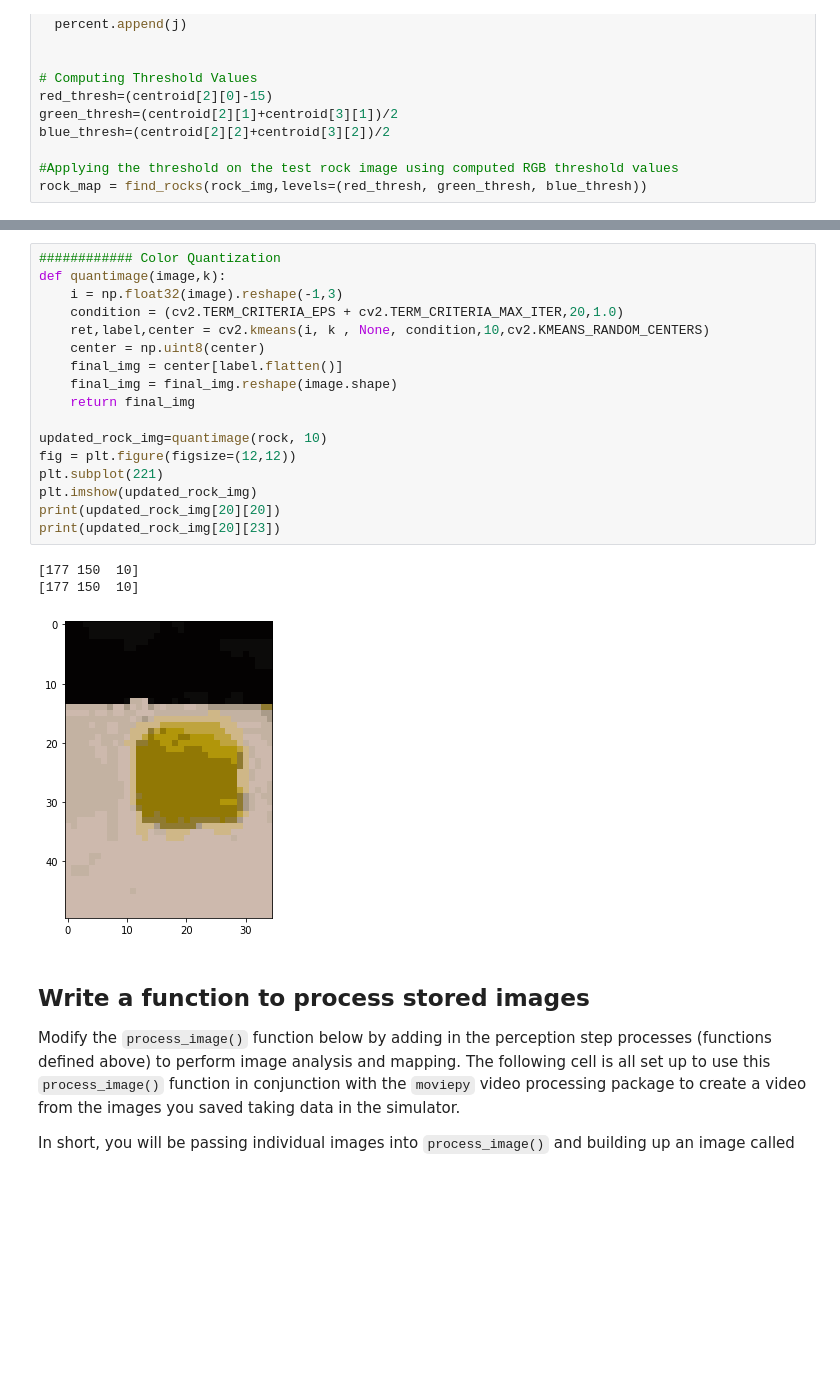
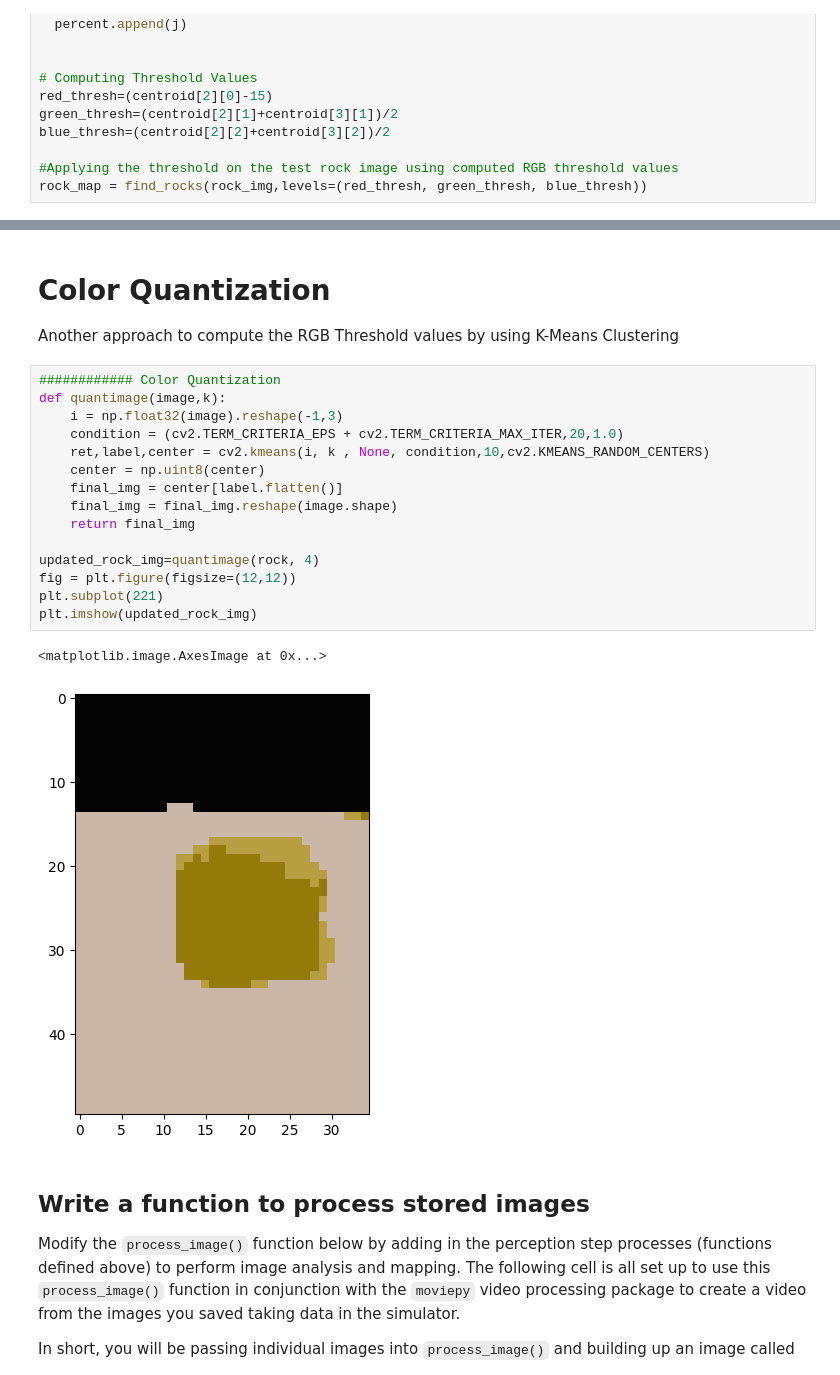
Before and after one commit to M-Abdelmegeed/Mars-Rover-Project, a Jupyter notebook: code/Rover_Project_Notebook.ipynb, the cells around one changed output, grey strips where cells are left out. Cells and saved outputs as stored; diff of their text form; blank space fills up the shorter version.

```diff
--- a/code/Rover_Project_Notebook.ipynb
+++ b/code/Rover_Project_Notebook.ipynb
@@ -314,24 +338,24 @@ rock_map = find_rocks(rock_img,levels=(red_thresh, green_thresh, blue_thresh))
+# %% [markdown]
+# Color Quantization
+Another approach to compute the RGB Threshold values by using K-Means Clustering
 # %%
 ############ Color Quantization
 def quantimage(image,k):
     i = np.float32(image).reshape(-1,3)
     condition = (cv2.TERM_CRITERIA_EPS + cv2.TERM_CRITERIA_MAX_ITER,20,1.0)
     ret,label,center = cv2.kmeans(i, k , None, condition,10,cv2.KMEANS_RANDOM_CENTERS)
     center = np.uint8(center)
     final_img = center[label.flatten()]
     final_img = final_img.reshape(image.shape)
     return final_img
 
-updated_rock_img=quantimage(rock, 10)
+updated_rock_img=quantimage(rock, 4)
 fig = plt.figure(figsize=(12,12))
 plt.subplot(221)
 plt.imshow(updated_rock_img)
-print(updated_rock_img[20][20])
-print(updated_rock_img[20][23])
 # %% [output]
-[177 150  10]
-[177 150  10]
+<matplotlib.image.AxesImage at 0x...>
-[figure, old version]
+[figure, new version]
 # %% [markdown]
 ## Write a function to process stored images
 
```
Also changed, not shown: parts of 8 cells of this notebook.
